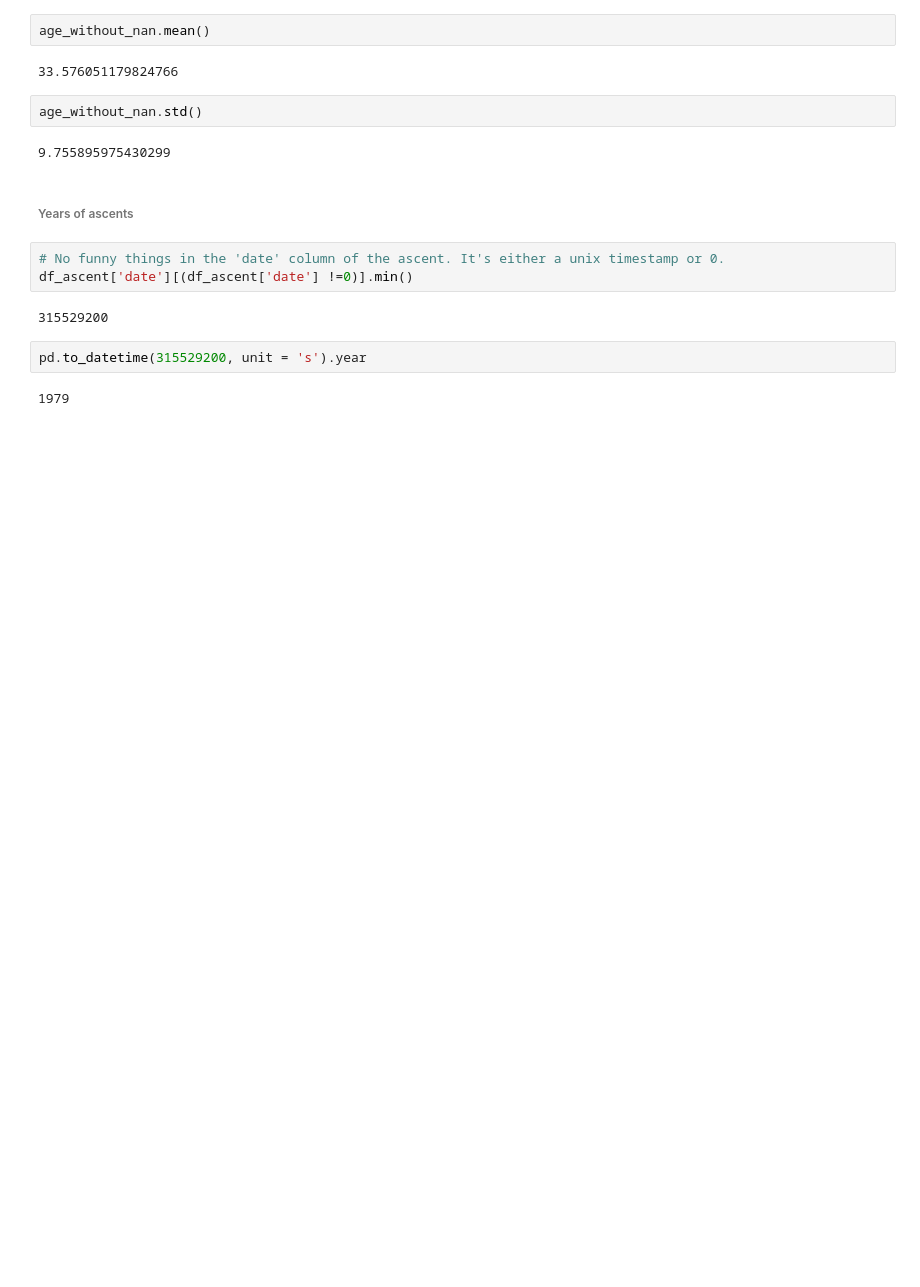
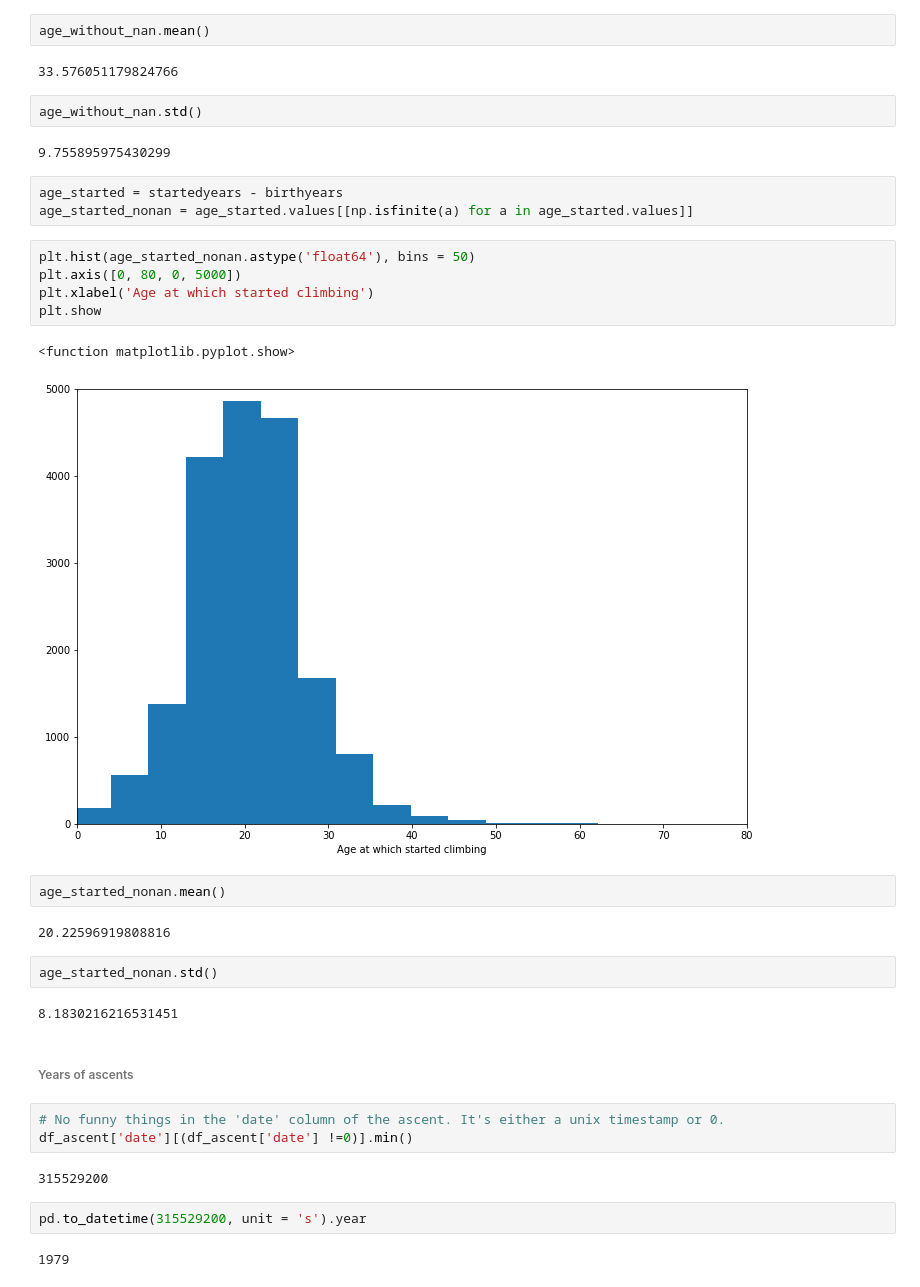
Before and after one commit to victor-mouquin/8a.nu, a Jupyter notebook: 8a.nu_climbing.ipynb, the cells around one changed output. Cells and saved outputs as stored; diff of their text form; blank space fills up the shorter version.

```diff
--- a/8a.nu_climbing.ipynb
+++ b/8a.nu_climbing.ipynb
@@ -183,6 +187,25 @@ age_without_nan.mean()
 age_without_nan.std()
 # %% [output]
 9.755895975430299
+# %%
+age_started = startedyears - birthyears
+age_started_nonan = age_started.values[[np.isfinite(a) for a in age_started.values]]
+# %%
+plt.hist(age_started_nonan.astype('float64'), bins = 50)
+plt.axis([0, 80, 0, 5000])
+plt.xlabel('Age at which started climbing')
+plt.show
+# %% [output]
+<function matplotlib.pyplot.show>
+[figure, added]
+# %%
+age_started_nonan.mean()
+# %% [output]
+20.22596919808816
+# %%
+age_started_nonan.std()
+# %% [output]
+8.1830216216531451
 # %% [markdown]
 ###### Years of ascents
 # %%
```
Also changed, not shown: parts of 16 cells of this notebook.
